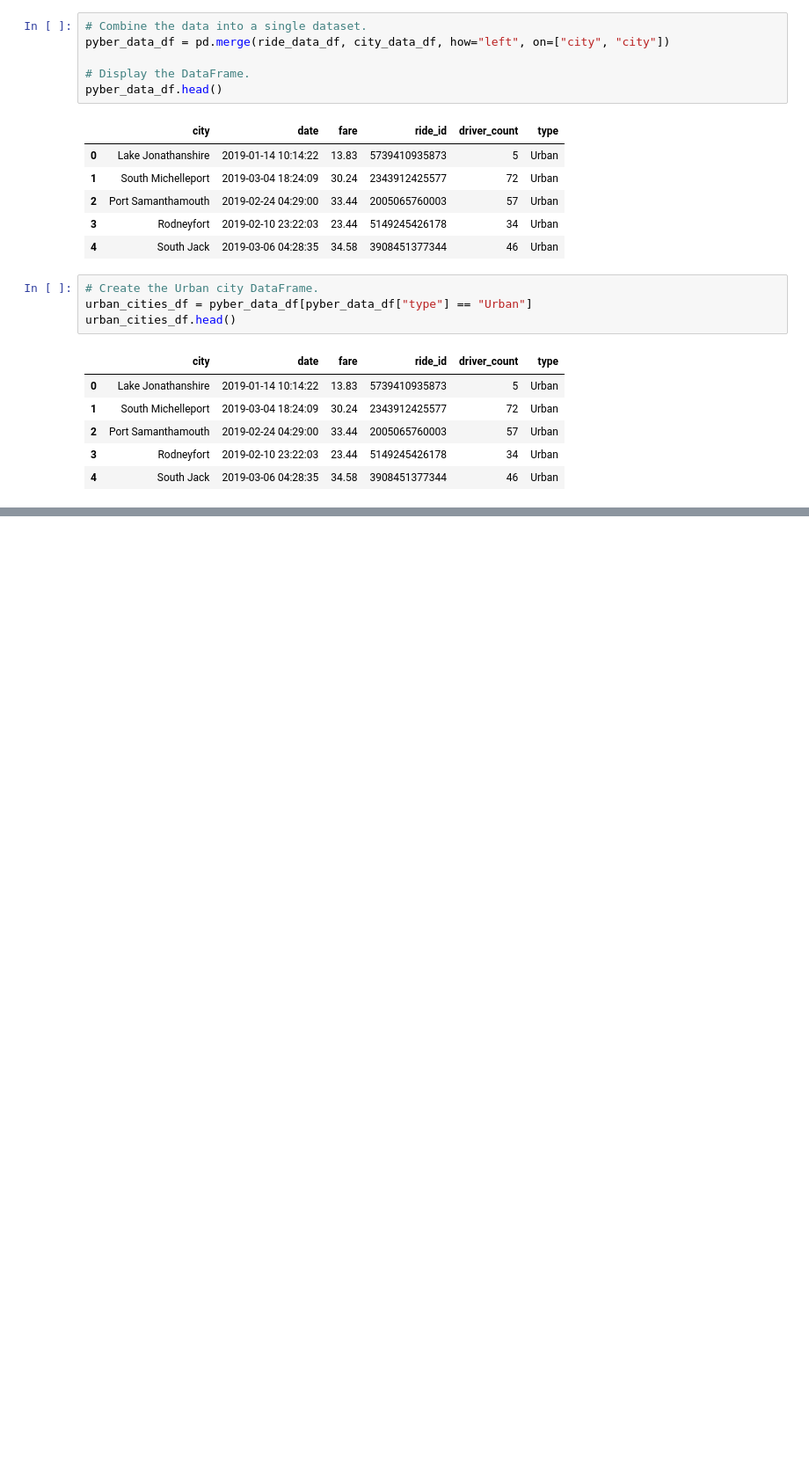
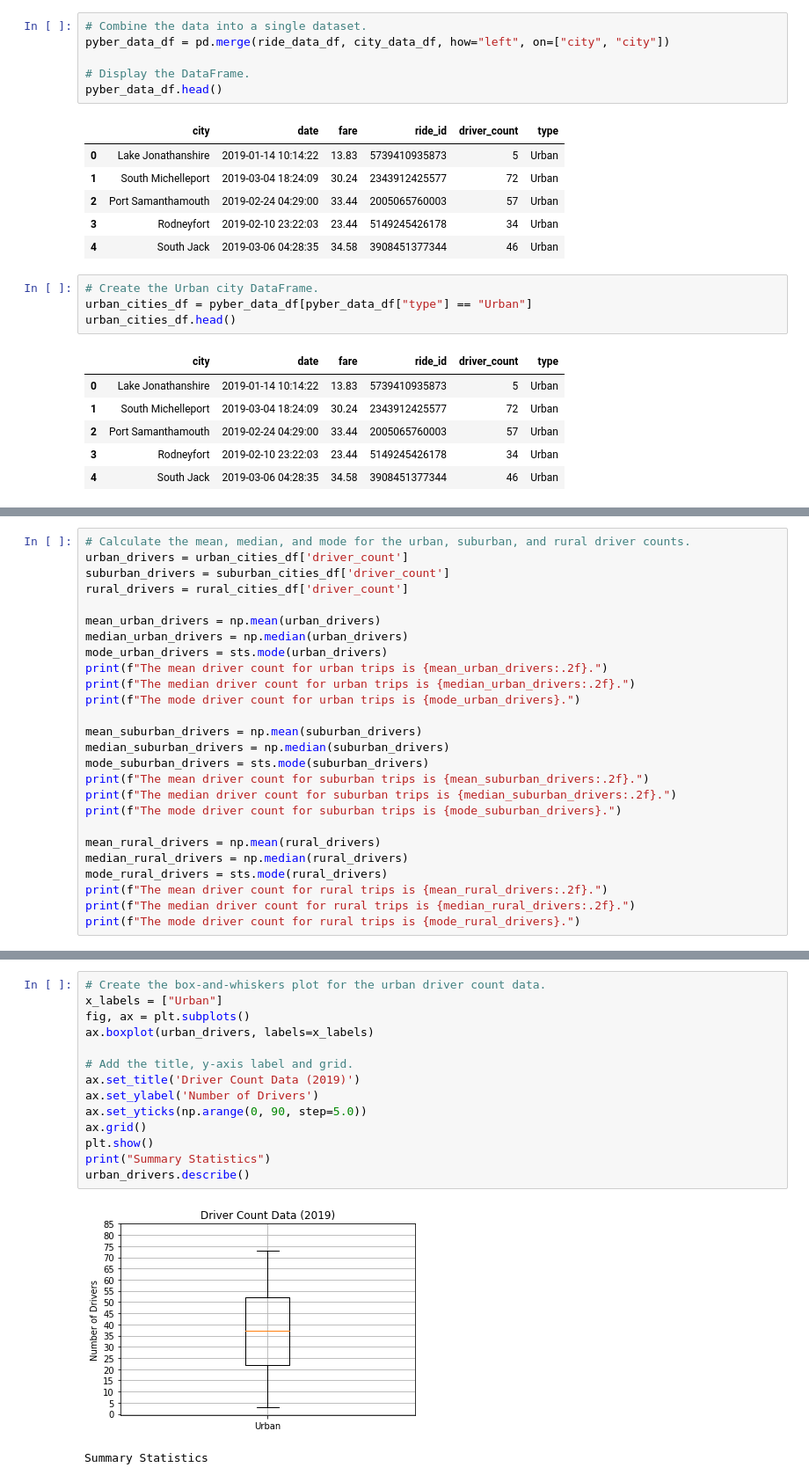
Before and after one commit to nzahbihi/PyBer_Analysis, a Jupyter notebook: PyBer.ipynb, the cells around one changed output, grey strips where cells are left out. Shown: that part at 88% size. Saved outputs shown, nothing was run; the diff lists cells and outputs as text; blank space fills up the shorter version.

```diff
--- a/PyBer.ipynb
+++ b/PyBer.ipynb
@@ -242,0 +382,26 @@ plt.show()
+# %%
+# Calculate the mean, median, and mode for the urban, suburban, and rural driver counts.
+urban_drivers = urban_cities_df['driver_count']
+suburban_drivers = suburban_cities_df['driver_count']
+rural_drivers = rural_cities_df['driver_count']
+
+mean_urban_drivers = np.mean(urban_drivers)
+median_urban_drivers = np.median(urban_drivers)
+mode_urban_drivers = sts.mode(urban_drivers)
+print(f"The mean driver count for urban trips is {mean_urban_drivers:.2f}.")
+print(f"The median driver count for urban trips is {median_urban_drivers:.2f}.")
+print(f"The mode driver count for urban trips is {mode_urban_drivers}.")
+
+mean_suburban_drivers = np.mean(suburban_drivers)
+median_suburban_drivers = np.median(suburban_drivers)
+mode_suburban_drivers = sts.mode(suburban_drivers)
+print(f"The mean driver count for suburban trips is {mean_suburban_drivers:.2f}.")
+print(f"The median driver count for suburban trips is {median_suburban_drivers:.2f}.")
+print(f"The mode driver count for suburban trips is {mode_suburban_drivers}.")
+
+mean_rural_drivers = np.mean(rural_drivers)
+median_rural_drivers = np.median(rural_drivers)
+mode_rural_drivers = sts.mode(rural_drivers)
+print(f"The mean driver count for rural trips is {mean_rural_drivers:.2f}.")
+print(f"The median driver count for rural trips is {median_rural_drivers:.2f}.")
+print(f"The mode driver count for rural trips is {mode_rural_drivers}.")
@@ -242,0 +484,17 @@ plt.show()
+# %%
+# Create the box-and-whiskers plot for the urban driver count data.
+x_labels = ["Urban"]
+fig, ax = plt.subplots()
+ax.boxplot(urban_drivers, labels=x_labels)
+
+# Add the title, y-axis label and grid.
+ax.set_title('Driver Count Data (2019)')
+ax.set_ylabel('Number of Drivers')
+ax.set_yticks(np.arange(0, 90, step=5.0))
+ax.grid()
+plt.show()
+print("Summary Statistics")
+urban_drivers.describe()
+# %% [output]
+[figure, added]
+Summary Statistics
```
Also changed, not shown: parts of 38 cells of this notebook, 3 other files.
